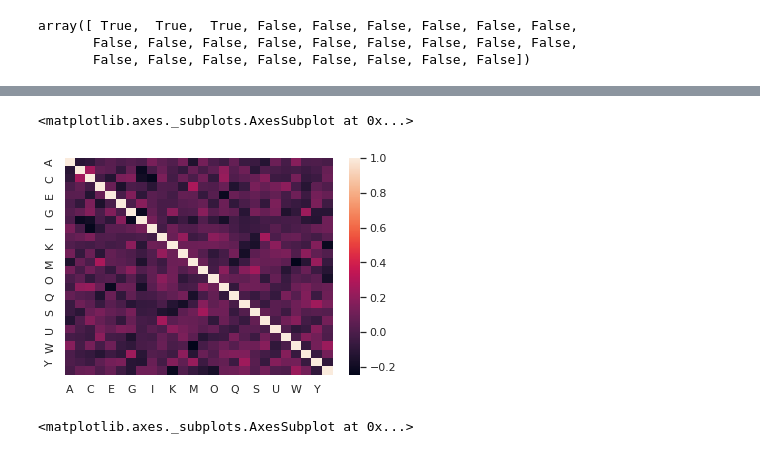
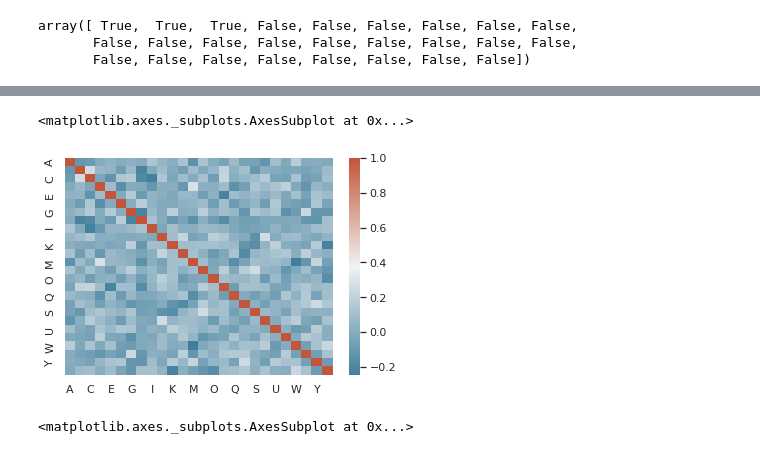
Before and after one commit to Jake0925/Seaborn, a Jupyter notebook: Seaborn_heatmap_상관관계분석(Correaltion).ipynb, the cells around one changed output, grey strips where cells are left out. Cells and saved outputs as stored; diff of their text form; code cells hidden in the pictures.

```diff
--- a/Seaborn_heatmap_상관관계분석(Correaltion).ipynb
+++ b/Seaborn_heatmap_상관관계분석(Correaltion).ipynb
@@ -12,7 +26,7 @@ sns.set_theme(style="white")
 # Generate a large random dataset
 rs = np.random.RandomState(33)
 d = pd.DataFrame(data=rs.normal(size=(100, 26)),
-                 columns=list(ascii_letters[26:]))
+                 columns=list(ascii_uppercase))
 d.head(2)
 # %% [output]
 |  | A | B | C | D | E | F | G | H | I | J | K | ... |
@@ -49,10 +68,10 @@ array([ True,  True,  True, False, False, False, False, False, False,
 # %%
 cmap = sns.diverging_palette(230, 20, as_cmap=True)
 # %%
-sns.heatmap(corr)
+sns.heatmap(corr, cmap = cmap)
 # %% [output]
 <matplotlib.axes._subplots.AxesSubplot at 0x...>
-[figure, old version]
+[figure, new version]
 # %%
 sns.heatmap(mask)
 # %% [output]
```
Also changed, not shown: parts of 9 cells of this notebook.
